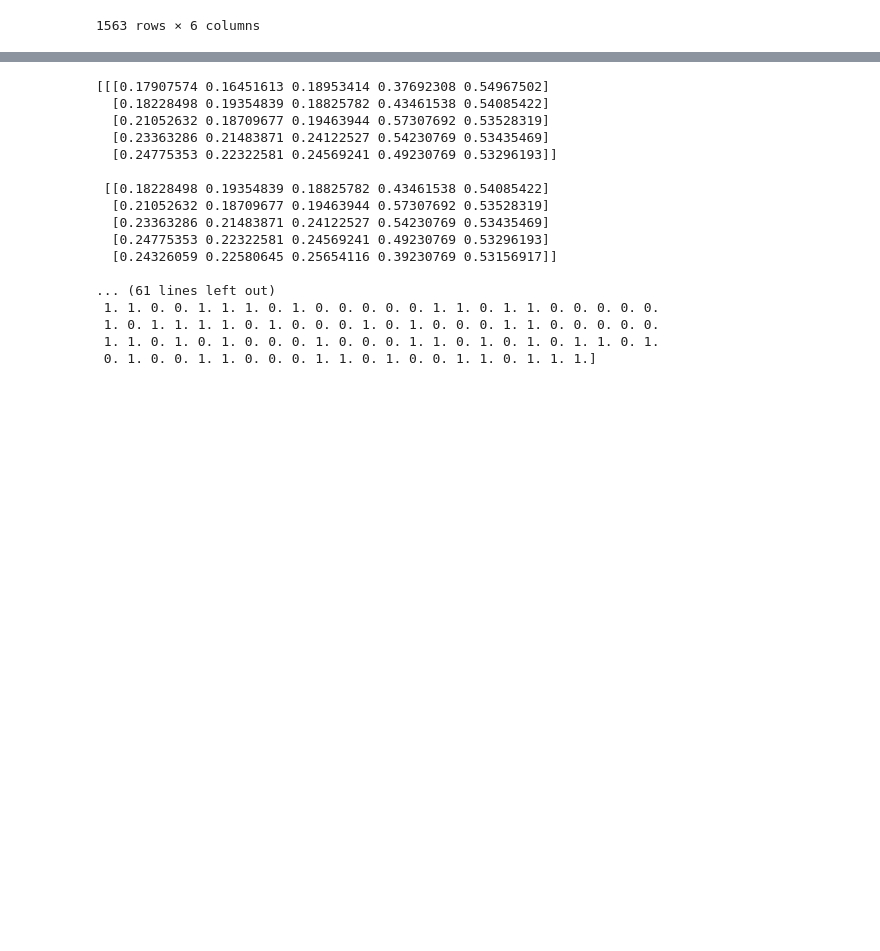
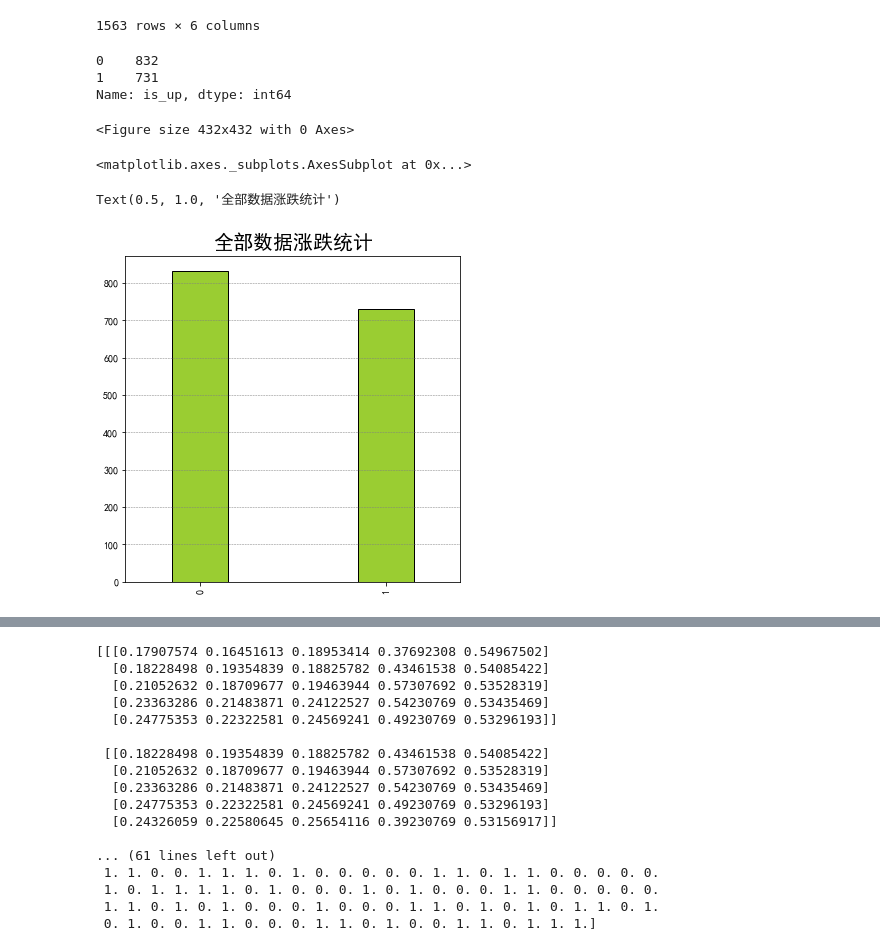
Before and after one commit to root-zr/financial-time-series-models, a Jupyter notebook: cnn-lstm.ipynb, the cells around one changed output, grey strips where cells are left out. Cells and saved outputs as stored; diff of their text form; code cells hidden in the pictures; blank space fills up the shorter version.

```diff
--- a/cnn-lstm.ipynb
+++ b/cnn-lstm.ipynb
@@ -562,6 +562,22 @@ See the caveats in the documentation: http://pandas.pydata.org/pandas-docs/stabl
 | 2022/2/18 | 0 | 2.505 | 2.511 | 2.479 | 0.0093 | 2.110 |
 | 2022/2/21 | 0 | 2.506 | 2.520 | 2.497 | 0.0000 | 2.195 |
 1563 rows × 6 columns
+# %%
+is_up_count = national_debt['is_up'].value_counts()
+is_up_count
+plt.figure(figsize=(6,6), facecolor='white')  # 设置图框大小尺寸
+is_up_count.plot(kind='bar',width = 0.3, facecolor = 'yellowgreen', edgecolor = 'k')  # 绘制频率直方图
+plt.grid(True, linestyle = "--",color = "gray", linewidth = 0.5, axis = 'y')
+plt.title('全部数据涨跌统计',fontsize=20)
+plt.show()
+# %% [output]
+0    832
+1    731
+Name: is_up, dtype: int64
+<Figure size 432x432 with 0 Axes>
+<matplotlib.axes._subplots.AxesSubplot at 0x...>
+Text(0.5, 1.0, '全部数据涨跌统计')
+[figure, added]
 # %%
 #这里归一化的时候不归一化标签列
 
```
Also changed, not shown: parts of 7 cells of this notebook, 10 other files.
